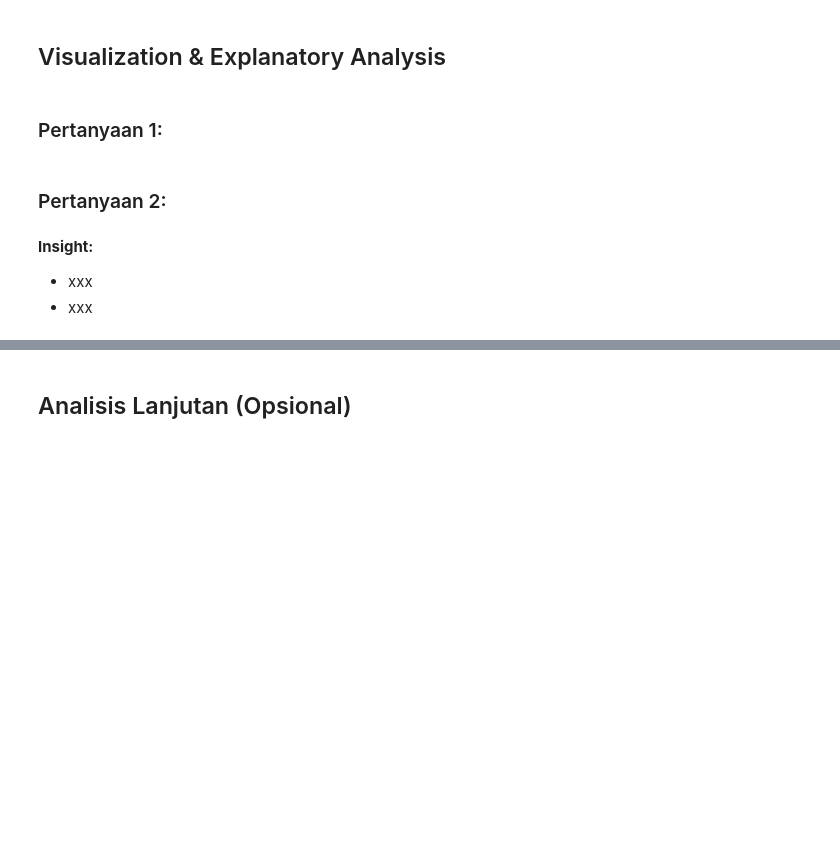
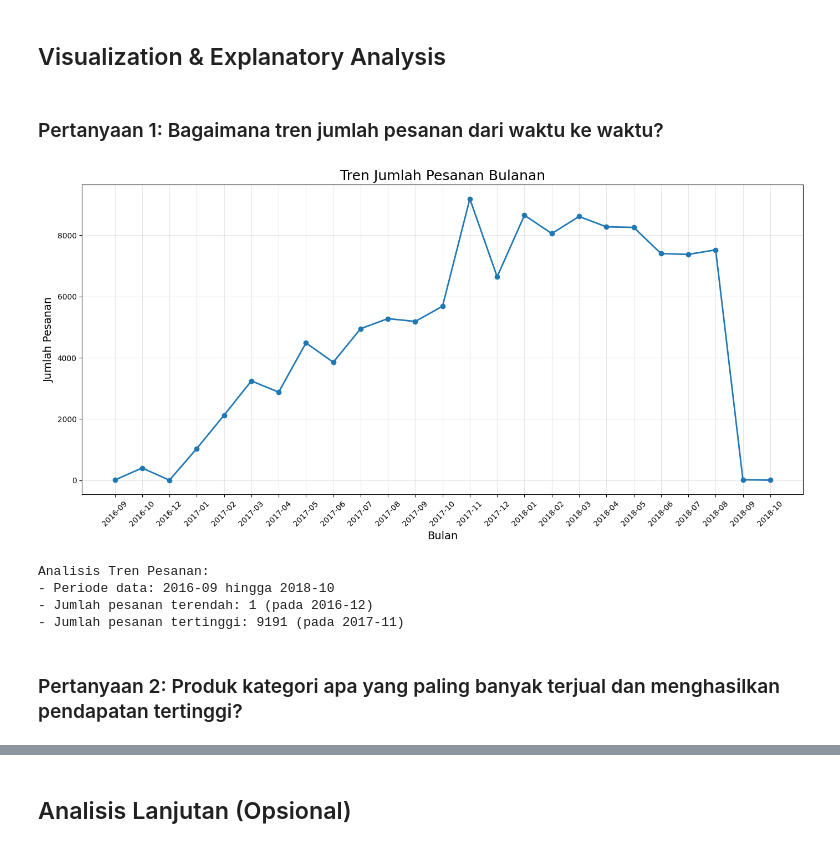
Before and after one commit to dannyysaputra/e-commerce-data-analis, a Jupyter notebook: notebook.ipynb, the cells around one changed output, grey strips where cells are left out. Saved outputs shown, nothing was run; the diff lists cells and outputs as text; code cells hidden in the pictures; blank space fills up the shorter version.

```diff
--- a/notebook.ipynb
+++ b/notebook.ipynb
@@ -596,0 +558,12 @@ max            NaN          NaN
+# %%
+# Menggabungkan orders dengan customers untuk analisis demografi
+orders_with_customer = df_orders.merge(
+    df_customers[['customer_id', 'customer_city', 'customer_state']],
+    on='customer_id',
+    how='left'
+)
+# %%
+# Menghapus kolom yang tidak digunakan dalam analisis
+unused_columns_orders = ["order_status", "order_purchase_timestamp", "order_delivered_customer_date", "order_estimated_delivery_date"]  # Tentukan kolom yang tidak digunakan
+orders_with_customer = orders_with_customer.drop(columns=unused_columns_orders)
+orders_with_customer.info()
@@ -596,0 +582,17 @@ max            NaN          NaN
+# %%
+# Merge df_orders dengan items_with_product (One-to-Many)
+all_df = pd.merge(df_orders, items_with_product, on="order_id", how="left")
+
+# Merge dengan df_order_payments (One-to-Many)
+all_df = pd.merge(all_df, df_order_payments, on="order_id", how="left")
+
+# Merge dengan df_order_reviews (One-to-One atau One-to-Zero)
+all_df = pd.merge(all_df, df_order_reviews, on="order_id", how="left")
+
+# Merge dengan orders_with_customer (One-to-One)
+all_df = pd.merge(all_df, orders_with_customer, on="order_id", how="left")
+
+# Cek hasil akhir
+all_df.info()
+
+all_df.to_csv("all_data.csv", index=False)
@@ -605,10 +863,34 @@ max            NaN          NaN
 # %% [markdown]
 ## Visualization & Explanatory Analysis
-# %% [markdown]
-### Pertanyaan 1:
-# %% [markdown]
-### Pertanyaan 2:
-# %% [markdown]
-**Insight:**
-- xxx
-- xxx
+# %% [markdown]
+### Pertanyaan 1: Bagaimana tren jumlah pesanan dari waktu ke waktu?
+# %%
+# Persiapan data
+all_df['order_month'] = all_df['order_purchase_timestamp'].dt.to_period('M').astype(str)
+monthly_orders = all_df.groupby('order_month').size().reset_index(name='order_count')
+# %%
+# Visualisasi
+plt.figure(figsize=(14, 7))
+plt.plot(monthly_orders['order_month'], monthly_orders['order_count'], marker='o', linestyle='-', linewidth=2)
+plt.title('Tren Jumlah Pesanan Bulanan', fontsize=18)
+plt.xlabel('Bulan', fontsize=14)
+plt.ylabel('Jumlah Pesanan', fontsize=14)
+plt.xticks(rotation=45)
+plt.grid(True, alpha=0.3)
+plt.tight_layout()
+plt.show()
+# %% [output]
+[figure, added]
+# %%
+# Analisis tren
+print("\nAnalisis Tren Pesanan:")
+print(f"- Periode data: {monthly_orders['order_month'].min()} hingga {monthly_orders['order_month'].max()}")
+print(f"- Jumlah pesanan terendah: {monthly_orders['order_count'].min()} (pada {monthly_orders.loc[monthly_orders['order_count'].idxmin(), 'order_month']})")
+print(f"- Jumlah pesanan tertinggi: {monthly_orders['order_count'].max()} (pada {monthly_orders.loc[monthly_orders['order_count'].idxmax(), 'order_month']})")
+# %% [output]
+Analisis Tren Pesanan:
+- Periode data: 2016-09 hingga 2018-10
+- Jumlah pesanan terendah: 1 (pada 2016-12)
+- Jumlah pesanan tertinggi: 9191 (pada 2017-11)
+# %% [markdown]
+### Pertanyaan 2: Produk kategori apa yang paling banyak terjual dan menghasilkan pendapatan tertinggi?
```
Also changed, not shown: parts of 137 cells of this notebook, 1 other file.
